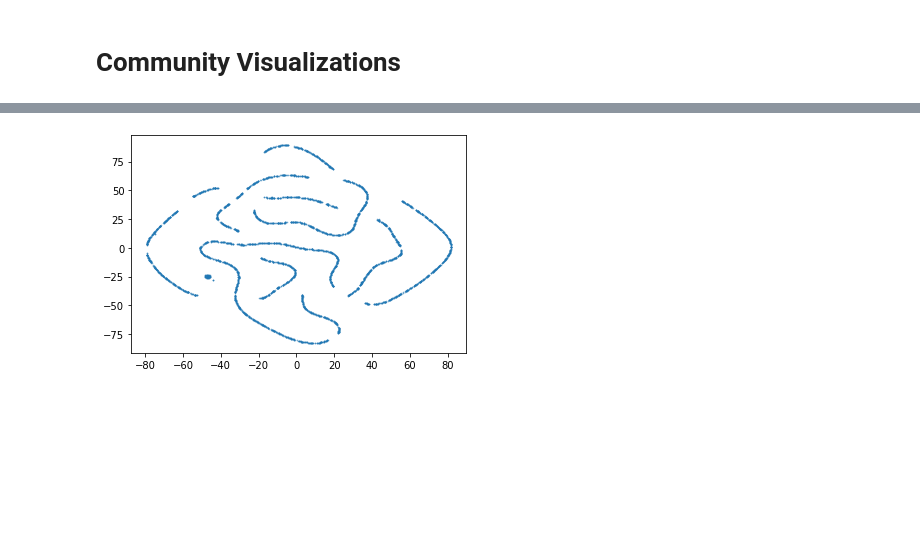
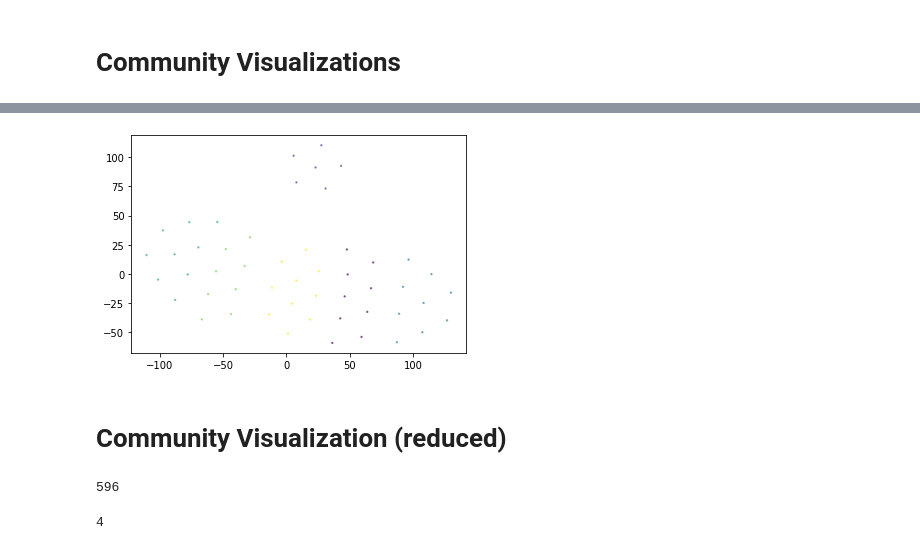
Before and after one commit to Alexx882/CA-CEP-model, a Jupyter notebook: data_analysis.ipynb, the cells around one changed output, grey strips where cells are left out. Saved outputs shown, nothing was run; the diff lists cells and outputs as text; code cells hidden in the pictures; blank space fills up the shorter version.

```diff
--- a/data_analysis.ipynb
+++ b/data_analysis.ipynb
@@ -195,0 +275,8 @@ for r, _, files in os.walk(f'data/youtube/raw/timeslices/{layer}'):
+# %%
+X = []
+cols = []
+for idx, nodes in enumerate([c.nodes for k, c in tw2.items()]):
+    X.extend([(n['start_location_lat'], n['start_location_long']) for n in nodes])
+
+    cc = [idx] * len(nodes)
+    cols.extend(cc)
@@ -198,9 +311,9 @@ def get_features(time_window):
     X = []
 
     for k, nodes in time_window.clusters.items():
-        nodes = [n[feature_name] for n in nodes]
+        nodes = [(n['start_location_lat'], n['start_location_long']) for n in nodes]
         X.extend(nodes)
 
     return X
 
-X = get_features(time_windows[-1])
+X = get_features(time_windows[-2])
@@ -226,12 +342,35 @@ plt.show()
+# %%
+import math
+
+def rotate(point, angle):
+    """
+    Rotate a point counterclockwise by a given angle around a given origin.
+
+    The angle should be given in radians.
+    """
+    ox, oy = (0,0)
+    px, py = point
+
+    qx = ox + math.cos(angle) * (px - ox) - math.sin(angle) * (py - oy)
+    qy = oy + math.sin(angle) * (px - ox) + math.cos(angle) * (py - oy)
+    return qx, qy
+# %%
+newX = []
+for p in X_embedded:
+    newX.append(rotate(p, math.radians(40)))
+
+newX = np.asarray(newX)
 # %%
 import matplotlib.pyplot as plt
 
 
 plt.figure()
-plt.scatter(X_embedded[:,0],X_embedded[:,1],
-# c=labels,
-s=0.5, alpha = 0.5)
+plt.scatter(newX[:,0],newX[:,1],
+c=cols,
+s=2, alpha = 0.5)
 
 plt.show()
 # %% [output]
-[figure, old version]
+[figure, new version]
+# %% [markdown]
+# Community Visualization (reduced)
@@ -237,0 +432,6 @@ plt.show()
+# %%
+threshold = 6
+large_keys = [k for k, c in clusters.items() if c.size >= threshold] + [k for k, c in clusters2.items() if c.size >= threshold]
+len(large_keys)
+# %% [output]
+596
@@ -237,0 +457,4 @@ plt.show()
+# %%
+len(old)
+# %% [output]
+4
```
Also changed, not shown: parts of 25 cells of this notebook, 5 other files.
